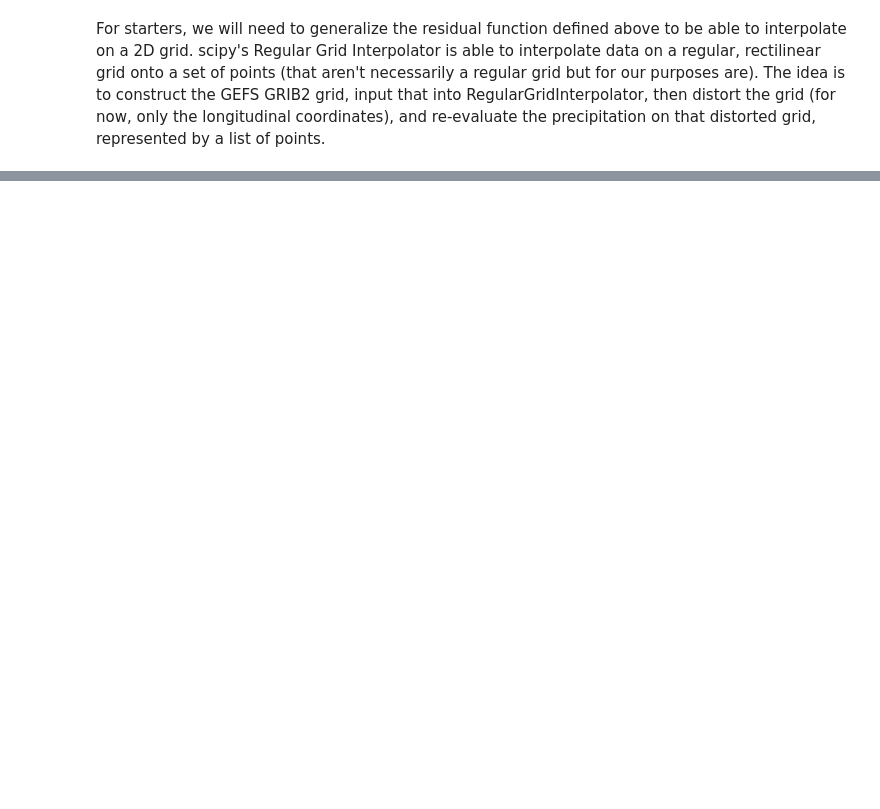
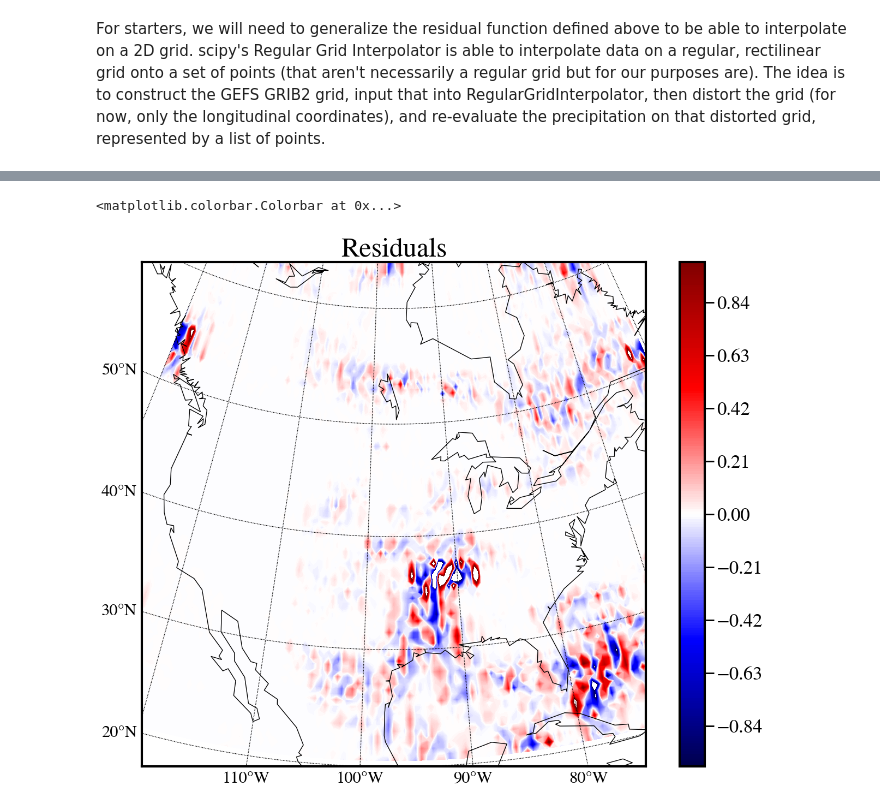
Before and after one commit to SidneyLower-NOAA/SMD_Notebooks, a Jupyter notebook: getting_our_data_ducks_in_a_row.ipynb, the cells around one changed output, grey strips where cells are left out. Saved outputs shown, nothing was run; the diff lists cells and outputs as text; code cells hidden in the pictures; blank space fills up the shorter version.

```diff
--- a/getting_our_data_ducks_in_a_row.ipynb
+++ b/getting_our_data_ducks_in_a_row.ipynb
@@ -548,0 +567,7 @@ for ax in range(3):
+# %%
+#get GEFS members
+
+adam_dat_dir = '/scratch2/STI/mdl-sti/Sidney.Lower/test_data/gefs/20210601/'
+gefs_paths = sorted(glob(adam_dat_dir+'gefs*.t12z.f006'))
+filters = dict(productDefinitionTemplateNumber=11)
+gefs_data = xr.open_mfdataset(gefs_paths, chunks=None,engine='grib2io', filters=filters, parallel=False, concat_dim=[pd.Index(np.arange(len(gefs_paths)), name="member")],combine="nested")
@@ -548,0 +662,21 @@ for ax in range(3):
+# %%
+fig, axes = plt.subplots(1,1, figsize=(16,12), sharey=True)
+temp_range = np.arange(-1,1.01,0.01)
+
+#GEFS
+lats, lons = conus_only.latitude.data, conus_only.longitude.data
+m = Basemap(projection='lcc',lon_0=-97,lat_0=42,width=5e6,height=5e6,resolution='c')
+xx, yy = m(lons, lats) #note to self, x=lons y=lats
+
+axes.set_title(f'Residuals')
+gefs_pcp = np.mean(full_ens_stitched, axis=0) - ens_mean
+cs = m.contourf(xx,yy,gefs_pcp,levels=temp_range,cmap=plt.cm.seismic,ax=axes)
+
+m.drawcoastlines(ax=axes)
+m.drawparallels(np.arange(-90.,120.,10.), labels=[1,0,0,0],fontsize=22,ax=axes)
+m.drawmeridians(np.arange(0.,360.,10.), labels=[0,0,0,1],fontsize=22,ax=axes)
+
+plt.colorbar(cs)
+# %% [output]
+<matplotlib.colorbar.Colorbar at 0x...>
+[figure, added]
```
Also changed, not shown: parts of 32 cells of this notebook.
